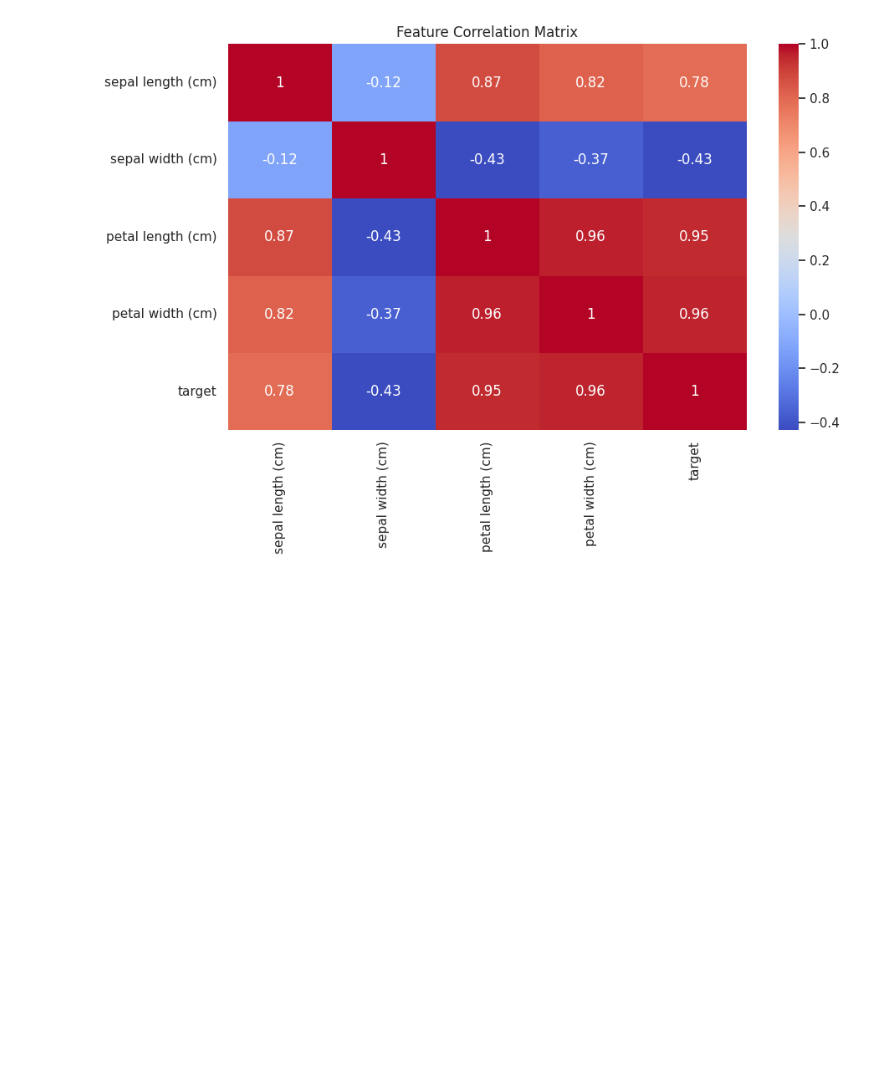
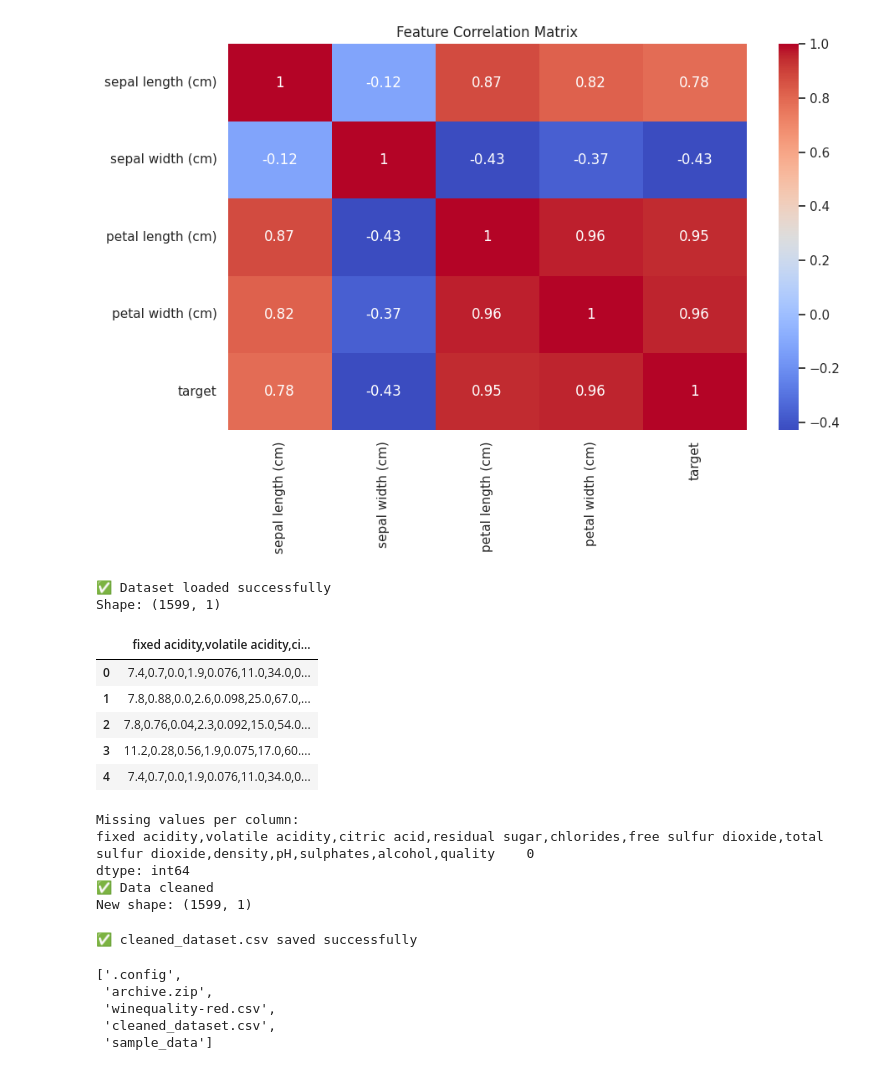
Before and after one commit to meiladrahmani556/numerical-ml-dissertation, a Jupyter notebook: NoteBook/03_exploratory_data_analysis.ipynb, the cells around one changed output. Saved outputs shown, nothing was run; the diff lists cells and outputs as text; code cells hidden in the pictures; blank space fills up the shorter version.

Commit message:
Completed Notebook 03 – data cleaning and dataset preparation (Wine Quality)

```diff
--- a/NoteBook/03_exploratory_data_analysis.ipynb
+++ b/NoteBook/03_exploratory_data_analysis.ipynb
@@ -116,3 +120,56 @@ plt.show()
 - Several features show moderate correlation, which may influence model selection
 
 These insights will guide preprocessing and model development in the next stage.
+# %%
+import pandas as pd
+
+# Load Wine Quality dataset
+data = pd.read_csv("winequality-red.csv", sep=";")
+
+# Confirm load
+print("✅ Dataset loaded successfully")
+print("Shape:", data.shape)
+
+data.head()
+# %% [output]
+✅ Dataset loaded successfully
+Shape: (1599, 1)
+|  | fixed acidity,volatile acidity,ci... |
+| 0 | 7.4,0.7,0.0,1.9,0.076,11.0,34.0,0... |
+| 1 | 7.8,0.88,0.0,2.6,0.098,25.0,67.0,... |
+| 2 | 7.8,0.76,0.04,2.3,0.092,15.0,54.0... |
+| 3 | 11.2,0.28,0.56,1.9,0.075,17.0,60.... |
+| 4 | 7.4,0.7,0.0,1.9,0.076,11.0,34.0,0... |
+# %%
+# Check for missing values
+print("Missing values per column:")
+print(data.isnull().sum())
+
+# Remove rows with missing values (safe for this dataset)
+data = data.dropna()
+
+print("✅ Data cleaned")
+print("New shape:", data.shape)
+# %% [output]
+Missing values per column:
+fixed acidity,volatile acidity,citric acid,residual sugar,chlorides,free sulfur dioxide,total sulfur dioxide,density,pH,sulphates,alcohol,quality    0
+dtype: int64
+✅ Data cleaned
+New shape: (1599, 1)
+# %%
+# Save cleaned dataset for later notebooks
+data.to_csv("cleaned_dataset.csv", index=False)
+
+print("✅ cleaned_dataset.csv saved successfully")
+# %% [output]
+✅ cleaned_dataset.csv saved successfully
+# %%
+import os
+
+os.listdir("/content")
+# %% [output]
+['.config',
+ 'archive.zip',
+ 'winequality-red.csv',
+ 'cleaned_dataset.csv',
+ 'sample_data']
```
Also changed, not shown: parts of 2 cells of this notebook.
